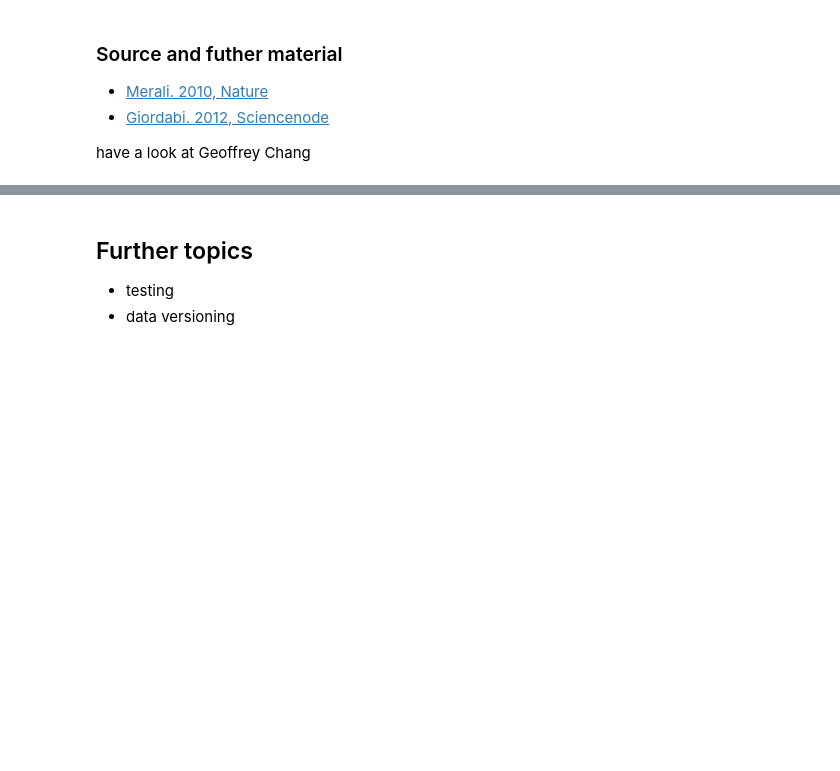
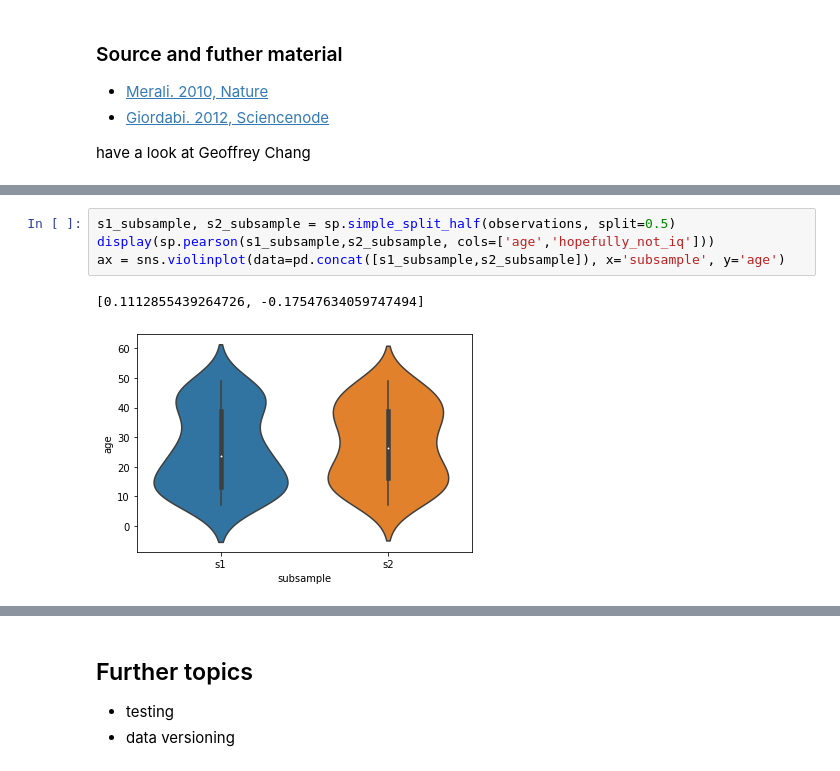
Before and after one commit to ChristianGerloff/cookiecutter_for_scientific_baking, a Jupyter notebook: src/notebooks/cookiecutter.ipynb, the cells around one changed output, grey strips where cells are left out. Drawn from its saved outputs; the diff is of its cells as text; blank space fills up the shorter version.

```diff
--- a/src/notebooks/cookiecutter.ipynb
+++ b/src/notebooks/cookiecutter.ipynb
@@ -100,0 +105,7 @@ git is a tree based versioning system
+# %%
+s1_subsample, s2_subsample = sp.simple_split_half(observations, split=0.5)
+display(sp.pearson(s1_subsample,s2_subsample, cols=['age','hopefully_not_iq']))
+ax = sns.violinplot(data=pd.concat([s1_subsample,s2_subsample]), x='subsample', y='age')
+# %% [output]
+[0.1112855439264726, -0.17547634059747494]
+[figure, added]
```
Also changed, not shown: parts of 8 cells of this notebook.
